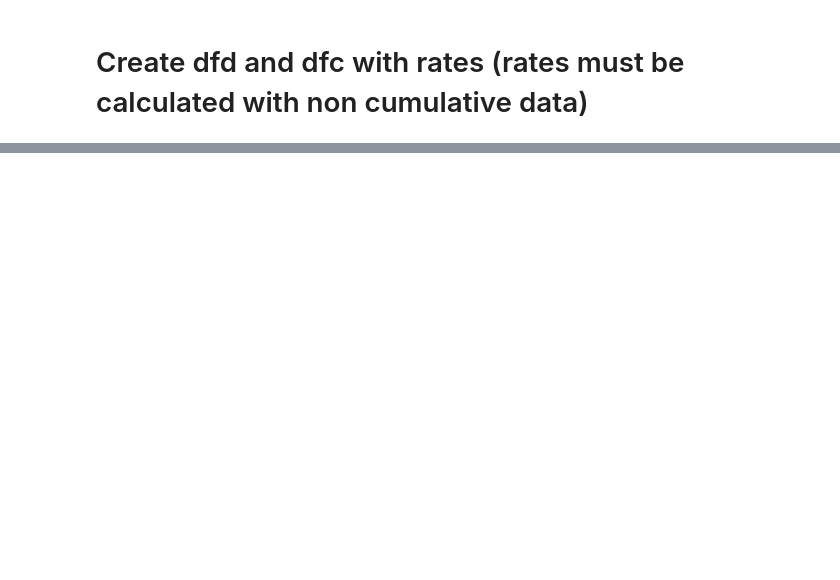
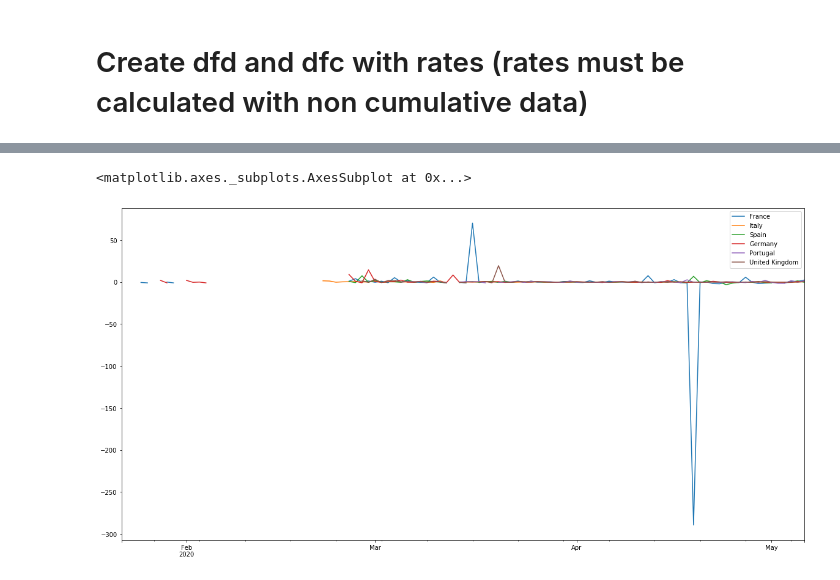
Before and after one commit to Muhibu/Spatial_Analysis_COVID-19, a Jupyter notebook: COVIDintern.ipynb, the cells around one changed output, grey strips where cells are left out. Drawn from its saved outputs; the diff is of its cells as text; code cells hidden in the pictures; blank space fills up the shorter version.

```diff
--- a/COVIDintern.ipynb
+++ b/COVIDintern.ipynb
@@ -379,0 +227,7 @@ dfd.diff()
+# %%
+DFc = dfc.diff()
+dfc_r=DFc.pct_change(periods=1)
+dfc_r[selcountries].plot(legend=True,figsize=(20,10) )
+# %% [output]
+<matplotlib.axes._subplots.AxesSubplot at 0x...>
+[figure, added]
```
Also changed, not shown: parts of 47 cells of this notebook, 1 other file.
